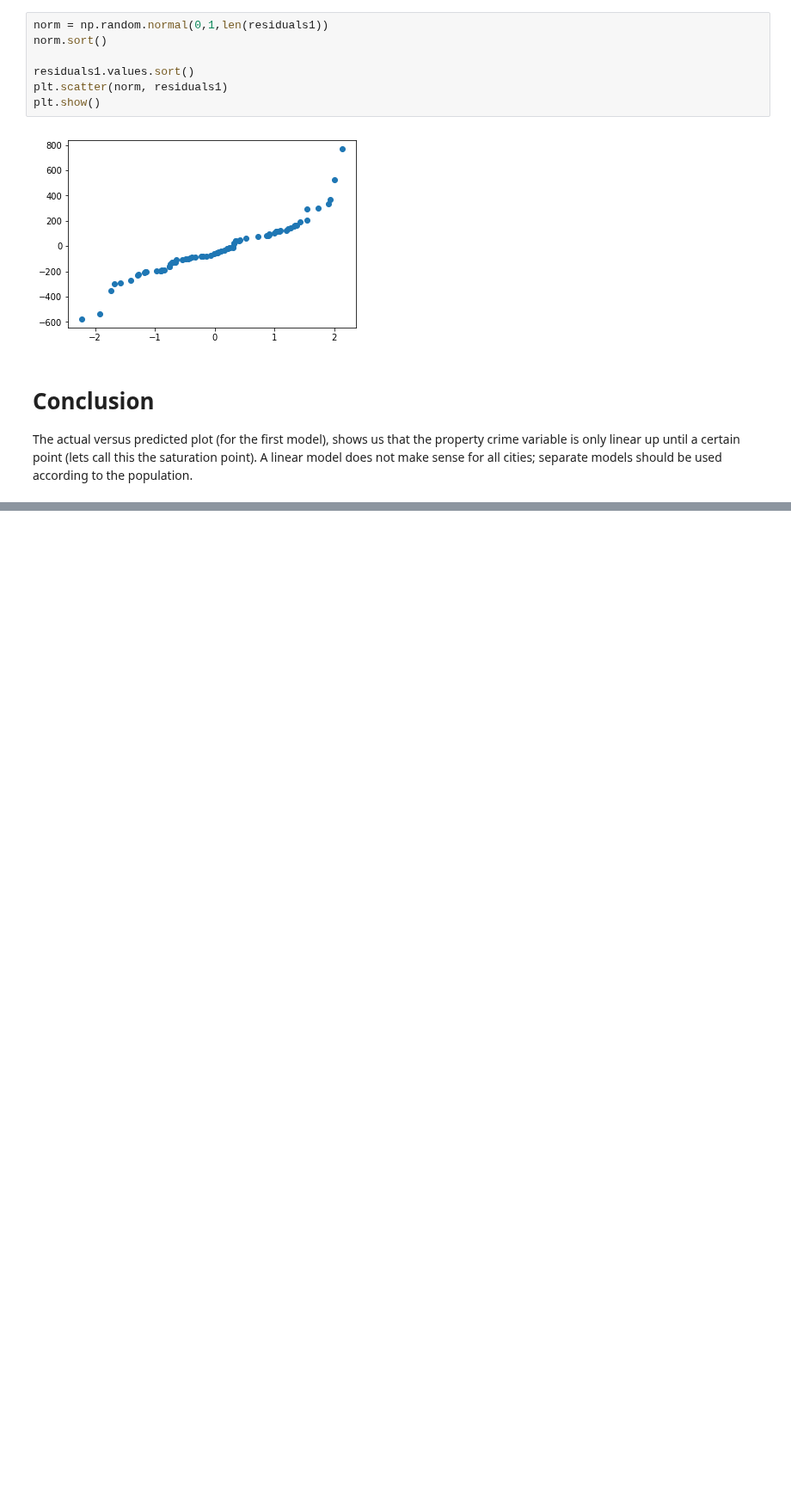
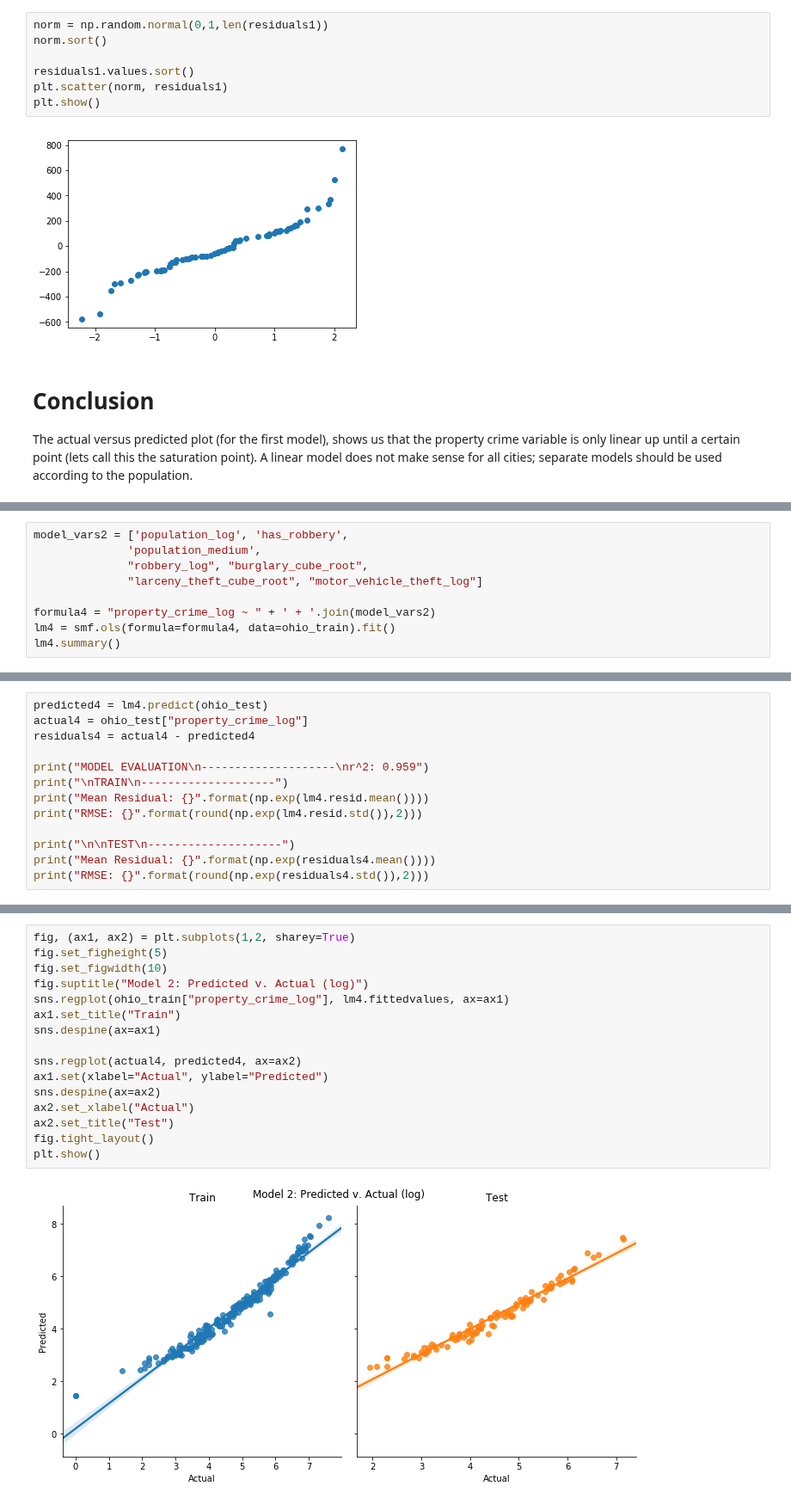
Before and after one commit to mkm29/DataScience, a Jupyter notebook: thinkful/unit/2/4/challenge_crime_regression.ipynb, the cells around one changed output, grey strips where cells are left out. Shown at 86% size. Saved outputs shown, nothing was run; the diff lists cells and outputs as text; blank space fills up the shorter version.

```diff
--- a/thinkful/unit/2/4/challenge_crime_regression.ipynb
+++ b/thinkful/unit/2/4/challenge_crime_regression.ipynb
@@ -357,0 +401,9 @@ The actual versus predicted plot (for the first model), shows us that the proper
+# %%
+model_vars2 = ['population_log', 'has_robbery',
+              'population_medium',
+              "robbery_log", "burglary_cube_root",
+              "larceny_theft_cube_root", "motor_vehicle_theft_log"]
+
+formula4 = "property_crime_log ~ " + ' + '.join(model_vars2)
+lm4 = smf.ols(formula=formula4, data=ohio_train).fit()
+lm4.summary()
@@ -357,0 +484,13 @@ The actual versus predicted plot (for the first model), shows us that the proper
+# %%
+predicted4 = lm4.predict(ohio_test)
+actual4 = ohio_test["property_crime_log"]
+residuals4 = actual4 - predicted4
+
+print("MODEL EVALUATION\n--------------------\nr^2: 0.959")
+print("\nTRAIN\n--------------------")
+print("Mean Residual: {}".format(np.exp(lm4.resid.mean())))
+print("RMSE: {}".format(round(np.exp(lm4.resid.std()),2)))
+
+print("\n\nTEST\n--------------------")
+print("Mean Residual: {}".format(np.exp(residuals4.mean())))
+print("RMSE: {}".format(round(np.exp(residuals4.std()),2)))
@@ -357,0 +512,18 @@ The actual versus predicted plot (for the first model), shows us that the proper
+# %%
+fig, (ax1, ax2) = plt.subplots(1,2, sharey=True)
+fig.set_figheight(5)
+fig.set_figwidth(10)
+fig.suptitle("Model 2: Predicted v. Actual (log)")
+sns.regplot(ohio_train["property_crime_log"], lm4.fittedvalues, ax=ax1)
+ax1.set_title("Train")
+sns.despine(ax=ax1)
+
+sns.regplot(actual4, predicted4, ax=ax2)
+ax1.set(xlabel="Actual", ylabel="Predicted")
+sns.despine(ax=ax2)
+ax2.set_xlabel("Actual")
+ax2.set_title("Test")
+fig.tight_layout()
+plt.show()
+# %% [output]
+[figure, added]
```
Also changed, not shown: parts of 20 cells of this notebook.
